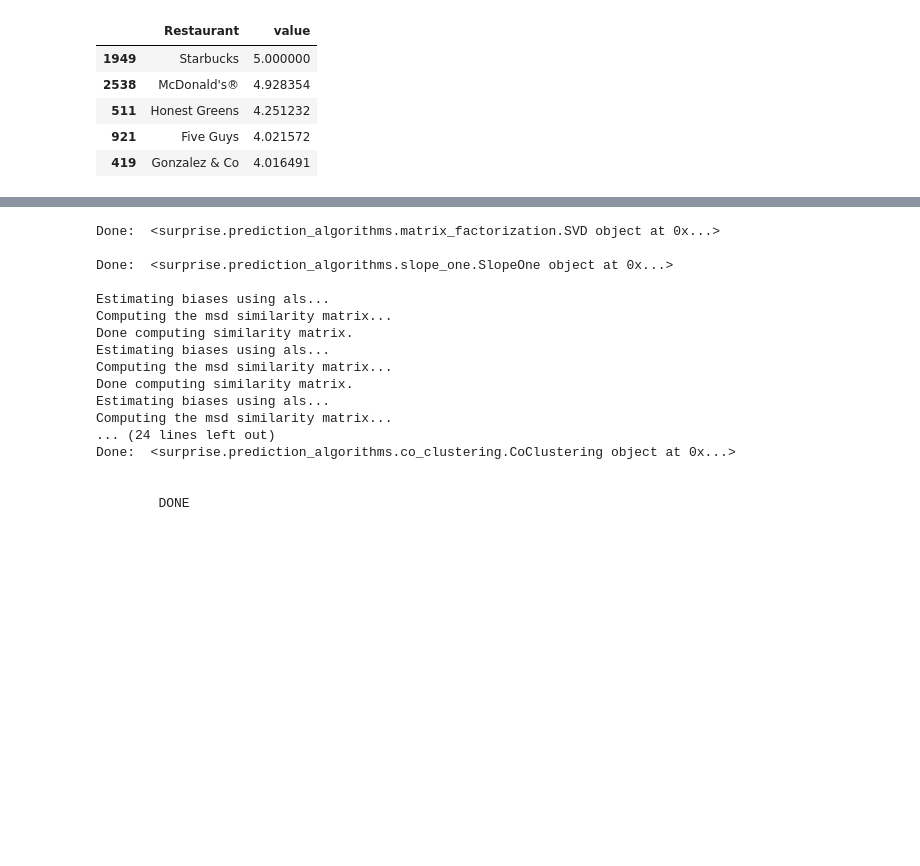
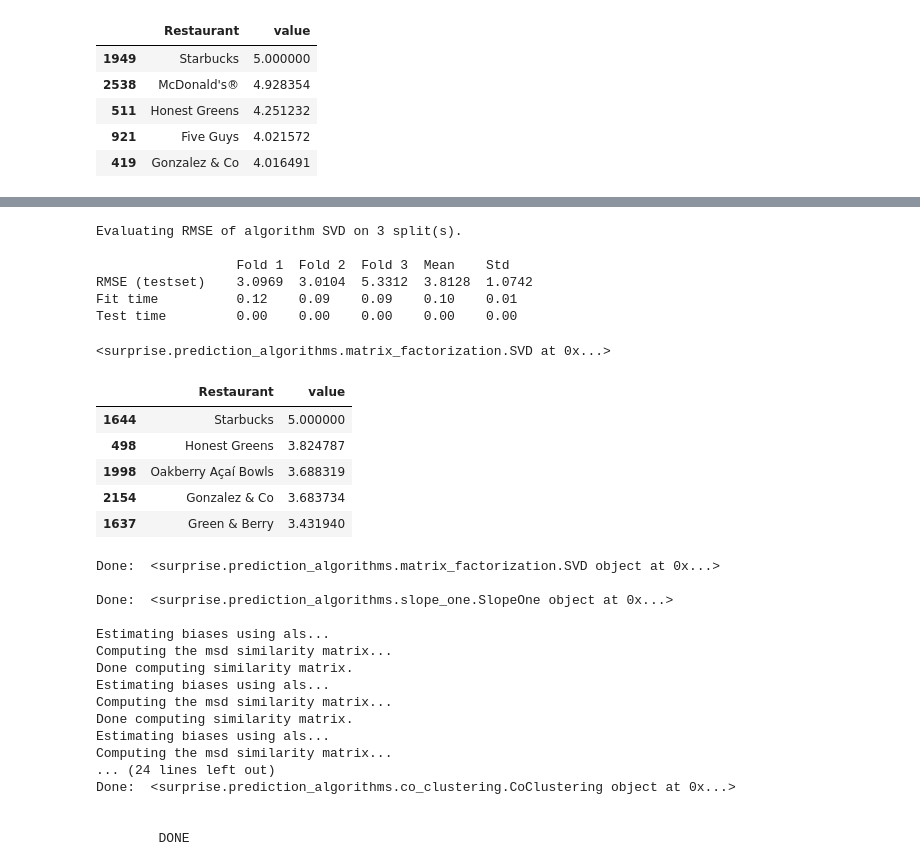
Before and after one commit to nathygonzalez/PR08-final-project-recommendation-system, a Jupyter notebook: Data Exploration.ipynb, the cells around one changed output, grey strips where cells are left out. Cells and saved outputs as stored; diff of their text form; code cells hidden in the pictures; blank space fills up the shorter version.

```diff
--- a/Data Exploration.ipynb
+++ b/Data Exploration.ipynb
@@ -793,3 +765,40 @@ ValueError: ('Lengths must match to compare', (3314,), (3,))
+# %%
+model = SVD()
+# %%
+# Model result is lower than with the previous selection
+results = cross_validate(model, data, measures=['RMSE'], cv=3, verbose=True)
+# %% [output]
+Evaluating RMSE of algorithm SVD on 3 split(s).
+
+                  Fold 1  Fold 2  Fold 3  Mean    Std
+RMSE (testset)    3.0969  3.0104  5.3312  3.8128  1.0742
+Fit time          0.12    0.09    0.09    0.10    0.01
+Test time         0.00    0.00    0.00    0.00    0.00
+# %%
+trainset = data.build_full_trainset()
+# %%
+model.fit(trainset)
+# %% [output]
+<surprise.prediction_algorithms.matrix_factorization.SVD at 0x...>
+# %%
+# Creating a function that generates the list of recommended restaurants for the selected user
+recommendations = []
+for restaurant in not_ordered_stores:
+    model.predict(user_id, restaurant)
+    prediction = model.predict(user_id, restaurant).est
+    recommendations.append({'Restaurant':restaurant, 'value':prediction})
+# %%
+# Putting the results into a dataframe of top 5 Recommended restaurants
+df_recommendations = pd.DataFrame(recommendations)
+top_recommendations = df_recommendations.sort_values('value',ascending=False).head(5)
+top_recommendations
+# %% [output]
+|  | Restaurant | value |
+| 1644 | Starbucks | 5.000000 |
+| 498 | Honest Greens | 3.824787 |
+| 1998 | Oakberry Açaí Bowls | 3.688319 |
+| 2154 | Gonzalez & Co | 3.683734 |
+| 1637 | Green & Berry | 3.431940 |
 # %%
 # Testing other Models
 # %%
```
Also changed, not shown: parts of 21 cells of this notebook.
